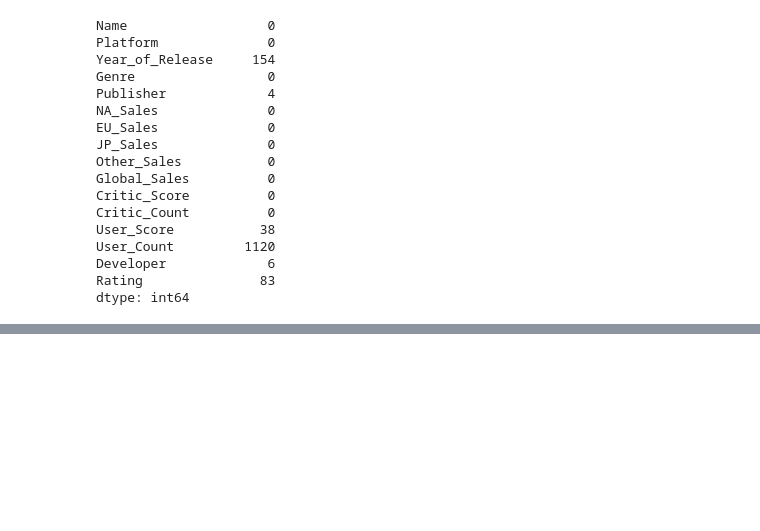
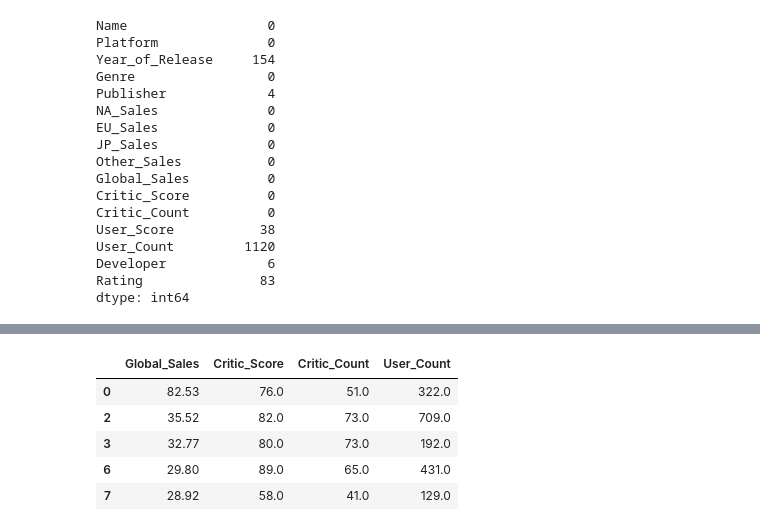
Before and after one commit to Shhhpoulpe/cours-de-python, a Jupyter notebook: Machine Learning/vente_jeux.ipynb, the cells around one changed output, grey strips where cells are left out. Drawn from its saved outputs; the diff is of its cells as text; code cells hidden in the pictures; blank space fills up the shorter version.

```diff
--- a/Machine Learning/vente_jeux.ipynb
+++ b/Machine Learning/vente_jeux.ipynb
@@ -84,0 +100,9 @@ dtype: int64
+# %%
+ventesX.head()
+# %% [output]
+|  | Global_Sales | Critic_Score | Critic_Count | User_Count |
+| 0 | 82.53 | 76.0 | 51.0 | 322.0 |
+| 2 | 35.52 | 82.0 | 73.0 | 709.0 |
+| 3 | 32.77 | 80.0 | 73.0 | 192.0 |
+| 6 | 29.80 | 89.0 | 65.0 | 431.0 |
+| 7 | 28.92 | 58.0 | 41.0 | 129.0 |
```
Also changed, not shown: parts of 6 cells of this notebook.
